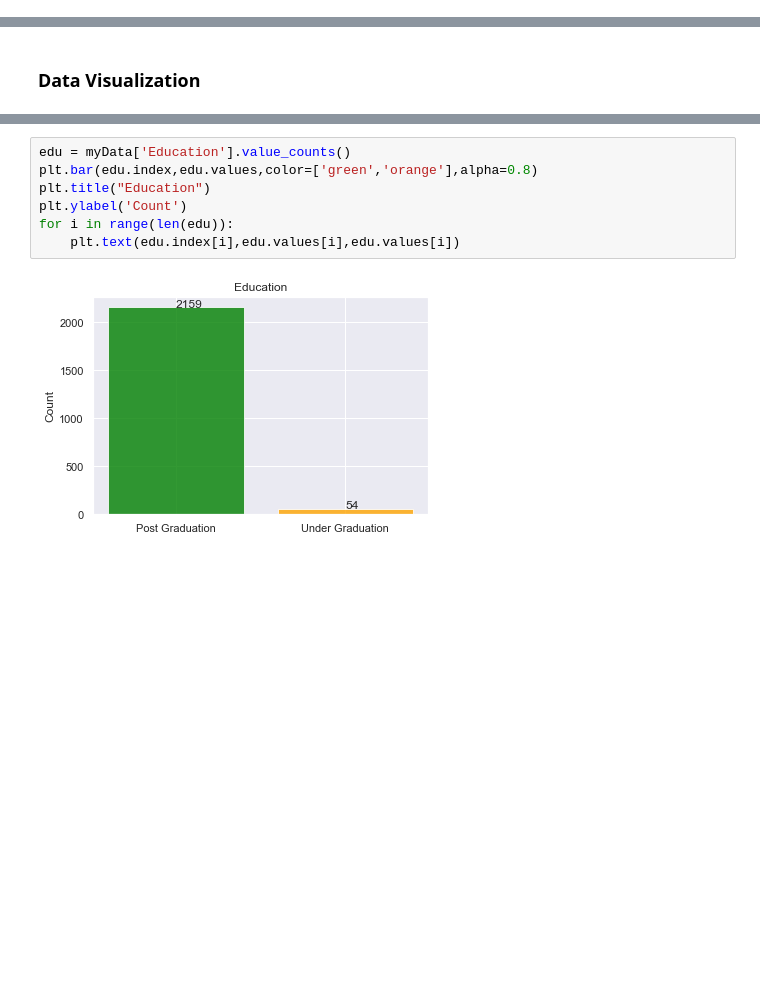
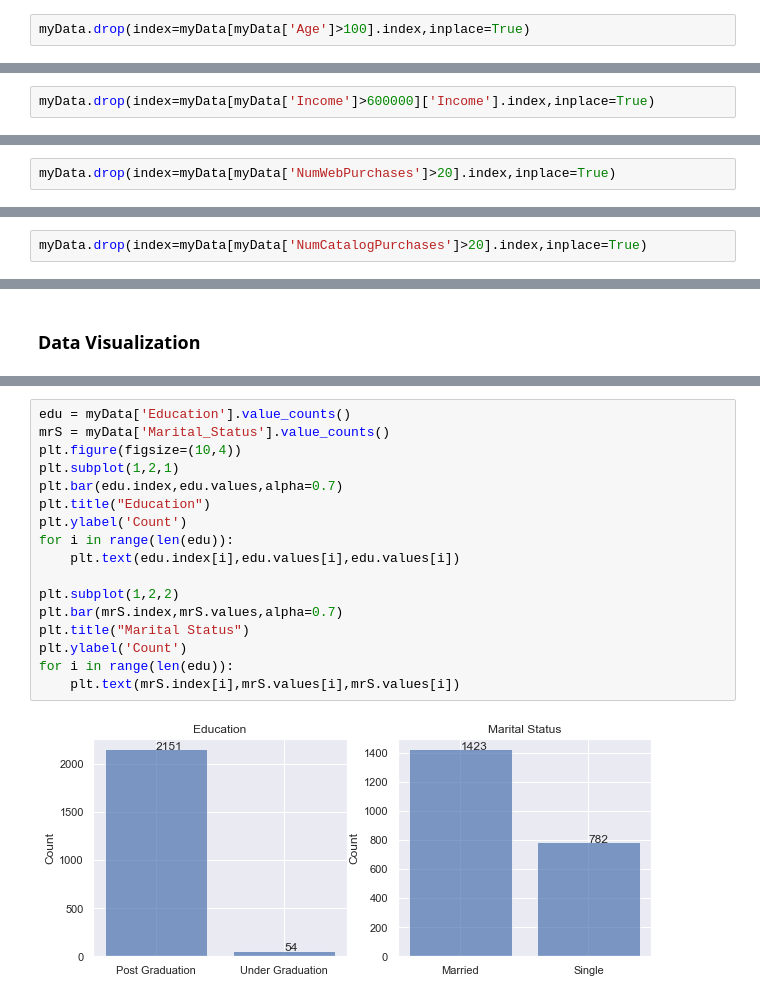
Before and after one commit to dobatruong1111/customer_segmentation, a Jupyter notebook: CustomerSegmentation/customer_analysis.ipynb, the cells around one changed output, grey strips where cells are left out. Drawn from its saved outputs; the diff is of its cells as text; blank space fills up the shorter version.

```diff
--- a/CustomerSegmentation/customer_analysis.ipynb
+++ b/CustomerSegmentation/customer_analysis.ipynb
@@ -180,3 +191,5 @@ myData.drop(columns=needDel,inplace=True)
+# %%
+myData.drop(index=myData[myData['Age']>100].index,inplace=True)
 # %%
 myData.describe().T
 # %% [output]
@@ -199,0 +227,2 @@ myData.describe().T
+# %%
+myData.drop(index=myData[myData['Income']>600000]['Income'].index,inplace=True)
@@ -199,0 +250,2 @@ myData.describe().T
+# %%
+myData.drop(index=myData[myData['NumWebPurchases']>20].index,inplace=True)
@@ -199,0 +272,2 @@ myData.describe().T
+# %%
+myData.drop(index=myData[myData['NumCatalogPurchases']>20].index,inplace=True)
@@ -213,10 +312,20 @@ myData.head(5)
 5 rows × 23 columns
 # %%
 edu = myData['Education'].value_counts()
-plt.bar(edu.index,edu.values,color=['green','orange'],alpha=0.8)
+mrS = myData['Marital_Status'].value_counts()
+plt.figure(figsize=(10,4))
+plt.subplot(1,2,1)
+plt.bar(edu.index,edu.values,alpha=0.7)
 plt.title("Education")
 plt.ylabel('Count')
 for i in range(len(edu)):
     plt.text(edu.index[i],edu.values[i],edu.values[i])
+
+plt.subplot(1,2,2)
+plt.bar(mrS.index,mrS.values,alpha=0.7)
+plt.title("Marital Status")
+plt.ylabel('Count')
+for i in range(len(edu)):
+    plt.text(mrS.index[i],mrS.values[i],mrS.values[i])
 # %% [output]
-[figure, old version]
+[figure, new version]
```
Also changed, not shown: parts of 74 cells of this notebook, 5 other files.
